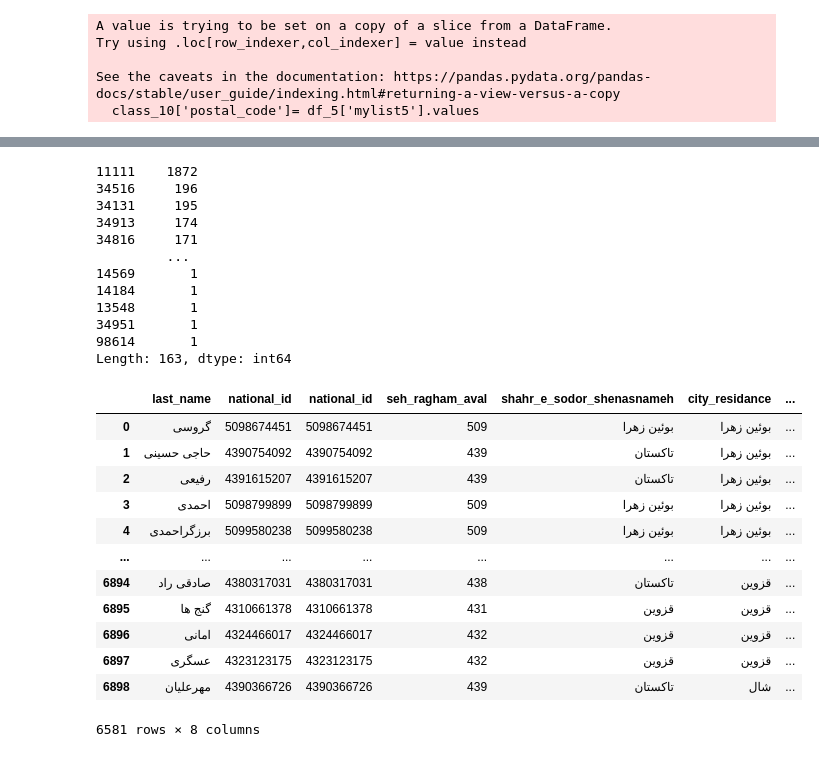
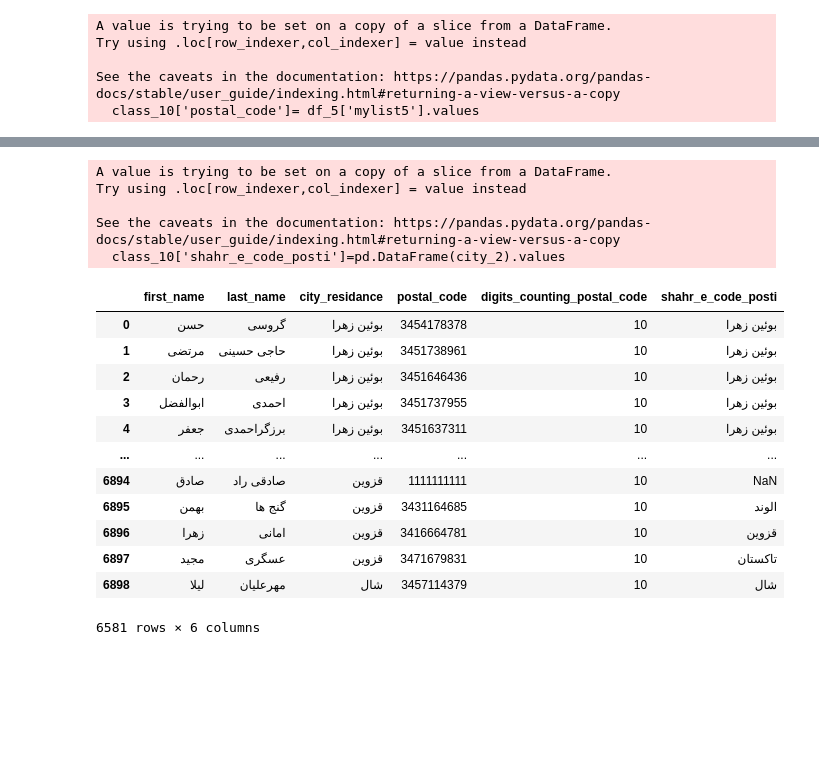
Before and after one commit to mmortazavi/ml_demystified, a Jupyter notebook: projects/gis/preoroccessing_neginnezamloo.ipynb, the cells around one changed output, grey strips where cells are left out. Saved outputs shown, nothing was run; the diff lists cells and outputs as text; code cells hidden in the pictures; blank space fills up the shorter version.

Commit message:
city by postal code(first 5 digits) column added

```diff
--- a/projects/gis/preoroccessing_neginnezamloo.ipynb
+++ b/projects/gis/preoroccessing_neginnezamloo.ipynb
@@ -28,3 +28,8 @@ codemeli_city
 | 606 | 153 | میانه |
 | 607 | 999 | کد ملی غلط |
 608 rows × 2 columns
+# %%
+#importing pc
+pc_df=pd.read_excel(r'C:\Users\Asus\Desktop\pc.xlsx')
+pc_df.drop(columns=[ 'Unnamed: 0'] , inplace=True)
+pc_df.info()
@@ -652,32 +558,40 @@ for i inr range(34131,34982):
-# %%
-
-pc.value_counts()
-# %% [output]
-11111    1872
-34516     196
-34131     195
-34913     174
-34816     171
-         ...
-14569       1
-14184       1
-13548       1
-34951       1
-98614       1
-Length: 163, dtype: int64
+# %%
+#converting codemeli_city to dict
+keyy, valuee = list(pc_df['pc']), list(pc_df['city'])
+dict2 = dict(zip(keyy, valuee))
+# %%
+code2 = list(class_10['panj_ragham_aval_postal_code'].astype(int))
+
+city_2 = []
+
+for i in code2:
+
+    if i in keyy:
+
+        city_2.append(dict2[i])
+    else:
+        city_2.append("null")
+# %%
+class_10['shahr_e_code_posti']=pd.DataFrame(city_2).values
+# %% [output]
+A value is trying to be set on a copy of a slice from a DataFrame.
+Try using .loc[row_indexer,col_indexer] = value instead
+
+See the caveats in the documentation: https://pandas.pydata.org/pandas-docs/stable/user_guide/indexing.html#returning-a-view-versus-a-copy
+  class_10['shahr_e_code_posti']=pd.DataFrame(city_2).values
 # %%
-class_10[['last_name','national_id','national_id','seh_ragham_aval','shahr_e_sodor_shenasnameh','city_residance','postal_code','digits_counting_postal_code']]
+class_10[['first_name','last_name','city_residance','postal_code','digits_counting_postal_code','shahr_e_code_posti']]
 # %% [output]
-|  | last_name | national_id | national_id | seh_ragham_aval | shahr_e_sodor_shenasnameh | city_residance | ... |
-| 0 | گروسی | 5098674451 | 5098674451 | 509 | بوئین زهرا | بوئین زهرا | ... |
-| 1 | حاجی حسینی | 4390754092 | 4390754092 | 439 | تاکستان | بوئین زهرا | ... |
-| 2 | رفیعی | 4391615207 | 4391615207 | 439 | تاکستان | بوئین زهرا | ... |
-| 3 | احمدی | 5098799899 | 5098799899 | 509 | بوئین زهرا | بوئین زهرا | ... |
-| 4 | برزگراحمدی | 5099580238 | 5099580238 | 509 | بوئین زهرا | بوئین زهرا | ... |
-| ... | ... | ... | ... | ... | ... | ... | ... |
-| 6894 | صادقی راد | 4380317031 | 4380317031 | 438 | تاکستان | قزوین | ... |
-| 6895 | گنج ها | 4310661378 | 4310661378 | 431 | قزوین | قزوین | ... |
-| 6896 | امانی | 4324466017 | 4324466017 | 432 | قزوین | قزوین | ... |
-| 6897 | عسگری | 4323123175 | 4323123175 | 432 | قزوین | قزوین | ... |
-| 6898 | مهرعلیان | 4390366726 | 4390366726 | 439 | تاکستان | شال | ... |
+|  | first_name | last_name | city_residance | postal_code | digits_counting_postal_code | shahr_e_code_posti |
+| 0 | حسن | گروسی | بوئین زهرا | 3454178378 | 10 | بوئین زهرا |
+| 1 | مرتضی | حاجی حسینی | بوئین زهرا | 3451738961 | 10 | بوئین زهرا |
+| 2 | رحمان | رفیعی | بوئین زهرا | 3451646436 | 10 | بوئین زهرا |
+| 3 | ابوالفضل | احمدی | بوئین زهرا | 3451737955 | 10 | بوئین زهرا |
+| 4 | جعفر | برزگراحمدی | بوئین زهرا | 3451637311 | 10 | بوئین زهرا |
+| ... | ... | ... | ... | ... | ... | ... |
+| 6894 | صادق | صادقی راد | قزوین | 1111111111 | 10 | NaN |
+| 6895 | بهمن | گنج ها | قزوین | 3431164685 | 10 | الوند |
+| 6896 | زهرا | امانی | قزوین | 3416664781 | 10 | قزوین |
+| 6897 | مجید | عسگری | قزوین | 3471679831 | 10 | تاکستان |
+| 6898 | لیلا | مهرعلیان | شال | 3457114379 | 10 | شال |
-6581 rows × 8 columns
+6581 rows × 6 columns
```
Also changed, not shown: parts of 9 cells of this notebook.
